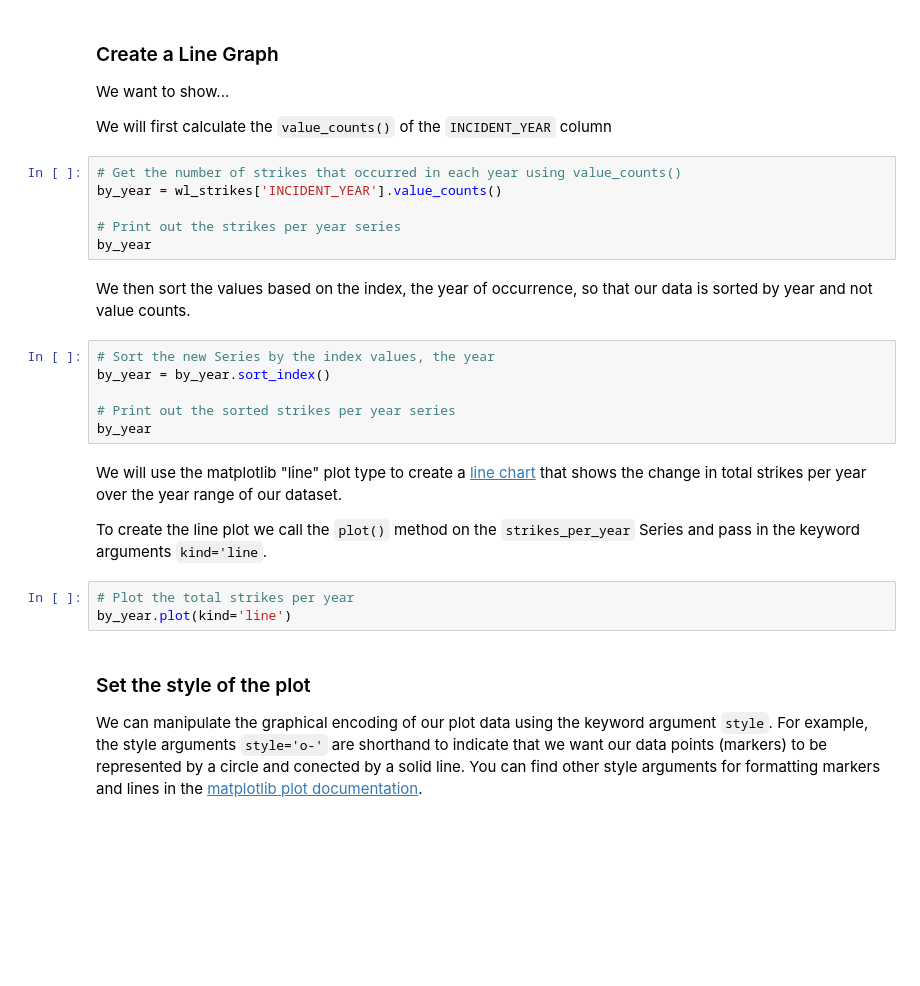
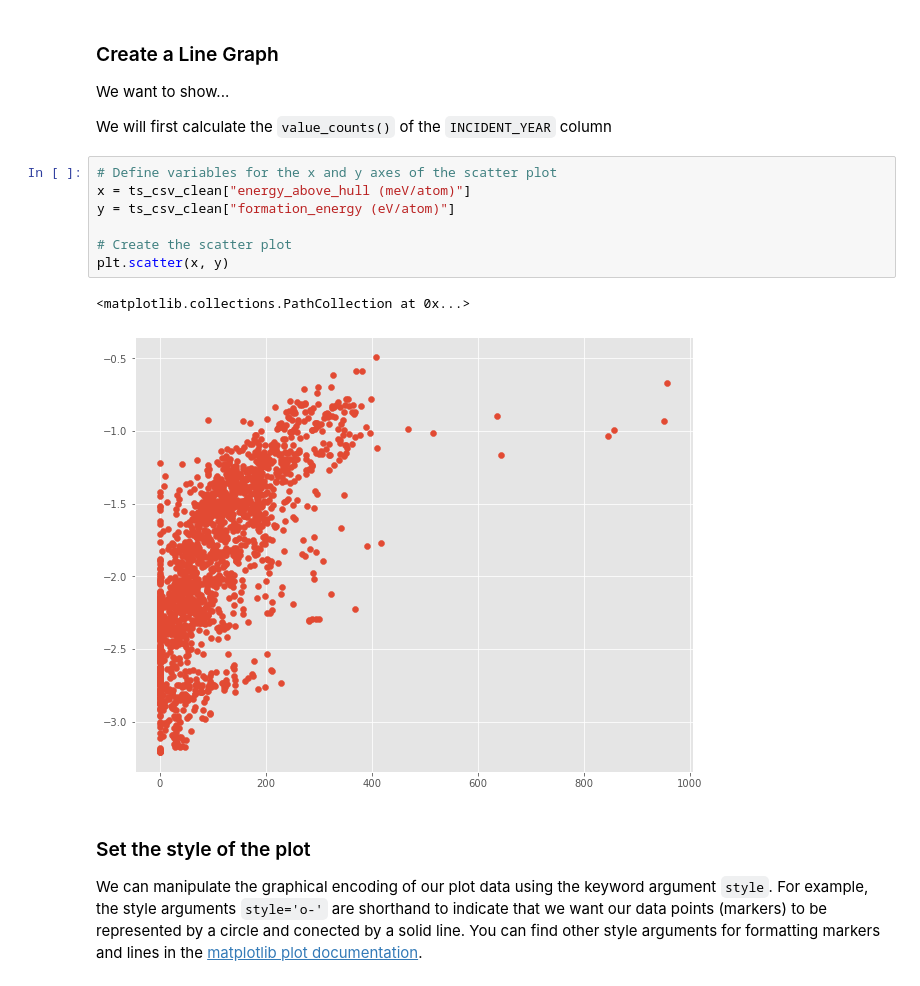
Before and after one commit to NCSU-Libraries/data-viz-instruction, a Jupyter notebook: MI_REU_2021/Workshop_3_Cleaning_Manipulating_and_Exploring_Data_with_Pandas.ipynb, the cells around one changed output. Cells and saved outputs as stored; diff of their text form; blank space fills up the shorter version.

Commit message:
Started adding scatter plots

```diff
--- a/MI_REU_2021/Workshop_3_Cleaning_Manipulating_and_Exploring_Data_with_Pandas.ipynb
+++ b/MI_REU_2021/Workshop_3_Cleaning_Manipulating_and_Exploring_Data_with_Pandas.ipynb
@@ -418,27 +418,16 @@ plt.style.use('ggplot')
 We want to show...
 
 We will first calculate the `value_counts()` of the `INCIDENT_YEAR` column
-# %%
-# Get the number of strikes that occurred in each year using value_counts()
-by_year = wl_strikes['INCIDENT_YEAR'].value_counts()
-
-# Print out the strikes per year series
-by_year
-# %% [markdown]
-We then sort the values based on the index, the year of occurrence, so that our data is sorted by year and not value counts.
-# %%
-# Sort the new Series by the index values, the year
-by_year = by_year.sort_index()
-
-# Print out the sorted strikes per year series
-by_year
-# %% [markdown]
-We will use the matplotlib "line" plot type to create a [line chart](https://matplotlib.org/3.1.0/api/_as_gen/matplotlib.pyplot.plot.html) that shows the change in total strikes per year over the year range of our dataset.
-
-To create the line plot we call the `plot()` method on the `strikes_per_year` Series and pass in the keyword arguments `kind='line`.
-# %%
-# Plot the total strikes per year
-by_year.plot(kind='line')
+# %%
+# Define variables for the x and y axes of the scatter plot
+x = ts_csv_clean["energy_above_hull (meV/atom)"]
+y = ts_csv_clean["formation_energy (eV/atom)"]
+
+# Create the scatter plot
+plt.scatter(x, y)
+# %% [output]
+<matplotlib.collections.PathCollection at 0x...>
+[figure, added]
 # %% [markdown]
 ### Set the style of the plot
 
```
Also changed, not shown: parts of 11 cells of this notebook.
